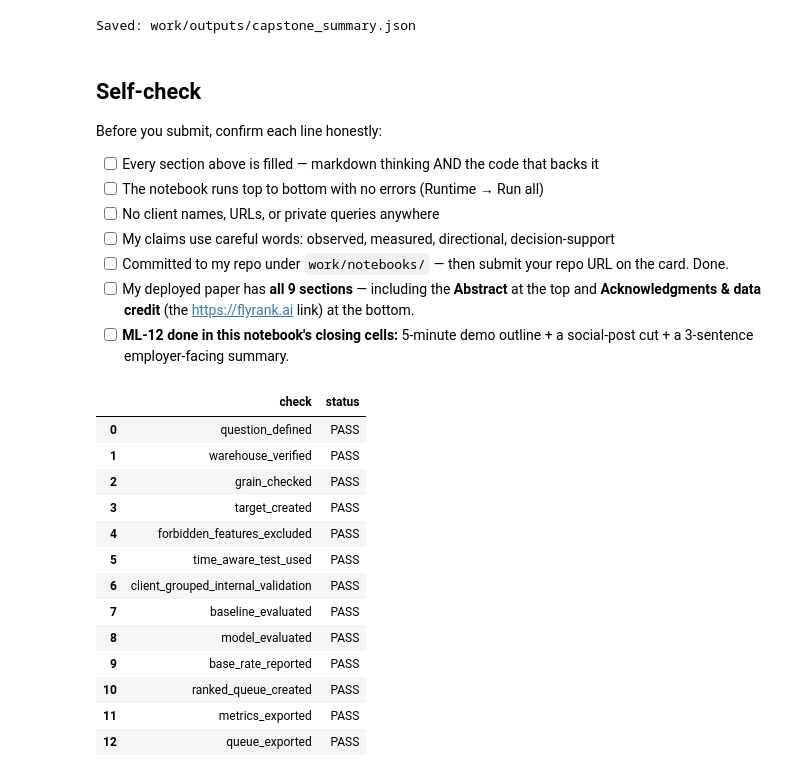
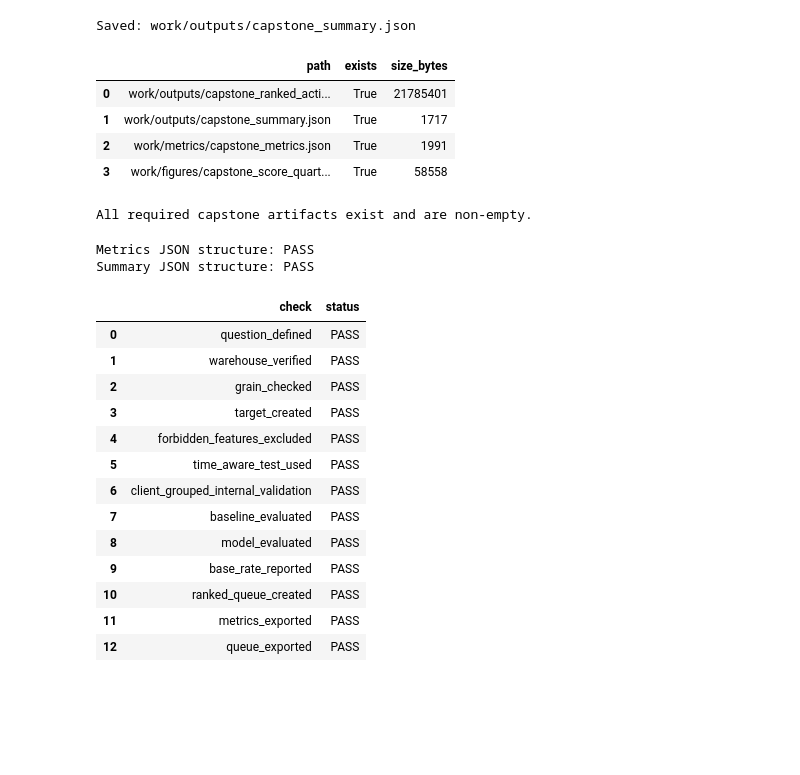
Before and after one commit to Wajiha-Waqar/FlyRankInternship, a Jupyter notebook: work/notebooks/capstone.ipynb, the cells around one changed output. Drawn from its saved outputs; the diff is of its cells as text; code cells hidden in the pictures; blank space fills up the shorter version.

Commit message:
Completed tasks in the capstone

```diff
--- a/work/notebooks/capstone.ipynb
+++ b/work/notebooks/capstone.ipynb
@@ -1840,18 +2141,70 @@ with open(summary_path, "w") as f:
 print("Saved:", summary_path)
 # %% [output]
 Saved: work/outputs/capstone_summary.json
-# %% [markdown]
-## Self-check
-
-Before you submit, confirm each line honestly:
-
-- [ ] Every section above is filled — markdown thinking AND the code that backs it
-- [ ] The notebook runs top to bottom with no errors (Runtime → Run all)
-- [ ] No client names, URLs, or private queries anywhere
-- [ ] My claims use careful words: observed, measured, directional, decision-support
-- [ ] Committed to my repo under `work/notebooks/` — then submit your repo URL on the card. Done.
-- [ ] My deployed paper has **all 9 sections** — including the **Abstract** at the top and **Acknowledgments & data credit** (the https://flyrank.ai link) at the bottom.
-- [ ] **ML-12 done in this notebook's closing cells:** 5-minute demo outline + a social-post cut + a 3-sentence employer-facing summary.
+# %%
+# ============================================================
+# VERIFY FINAL ARTIFACTS
+# ============================================================
+
+required_generated_files = [
+    OUTPUT_DIR / "capstone_ranked_action_queue.csv",
+    OUTPUT_DIR / "capstone_summary.json",
+    METRIC_DIR / "capstone_metrics.json",
+    FIGURE_DIR / "capstone_score_quartiles.png",
+]
+
+artifact_check = pd.DataFrame([
+    {
+        "path": str(path),
+        "exists": path.exists(),
+        "size_bytes": path.stat().st_size if path.exists() else 0
+    }
+    for path in required_generated_files
+])
+
+display(artifact_check)
+
+assert artifact_check["exists"].all(), (
+    "One or more required capstone artifacts are missing."
+)
+
+assert all(
+    path.stat().st_size > 0
+    for path in required_generated_files
+)
+
+print("All required capstone artifacts exist and are non-empty.")
+# %% [output]
+|  | path | exists | size_bytes |
+| 0 | work/outputs/capstone_ranked_acti... | True | 21785401 |
+| 1 | work/outputs/capstone_summary.json | True | 1717 |
+| 2 | work/metrics/capstone_metrics.json | True | 1991 |
+| 3 | work/figures/capstone_score_quart... | True | 58558 |
+All required capstone artifacts exist and are non-empty.
+# %%
+# ============================================================
+# VERIFY SUMMARY / METRICS JSON
+# ============================================================
+
+with open(METRIC_DIR / "capstone_metrics.json", "r") as f:
+    metrics_check = json.load(f)
+
+with open(OUTPUT_DIR / "capstone_summary.json", "r") as f:
+    summary_check = json.load(f)
+
+assert "results" in metrics_check
+assert "selected_model" in metrics_check
+assert "future_test_period" in metrics_check
+
+assert "research_question" in summary_check
+assert "decision_supported" in summary_check
+assert "limitations" in summary_check
+
+print("Metrics JSON structure: PASS")
+print("Summary JSON structure: PASS")
+# %% [output]
+Metrics JSON structure: PASS
+Summary JSON structure: PASS
 # %%
 # ============================================================
 # FINAL SELF-CHECK
```
Also changed, not shown: parts of 23 cells of this notebook.
